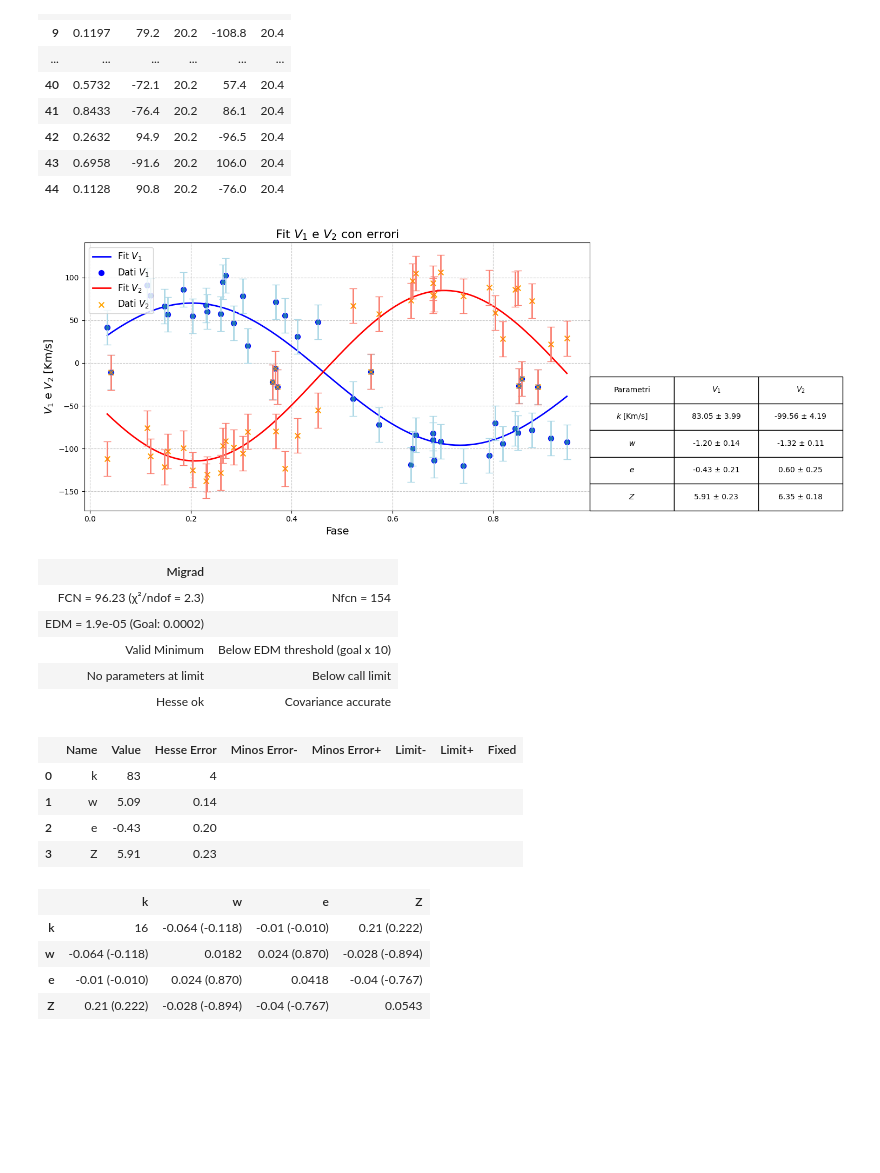
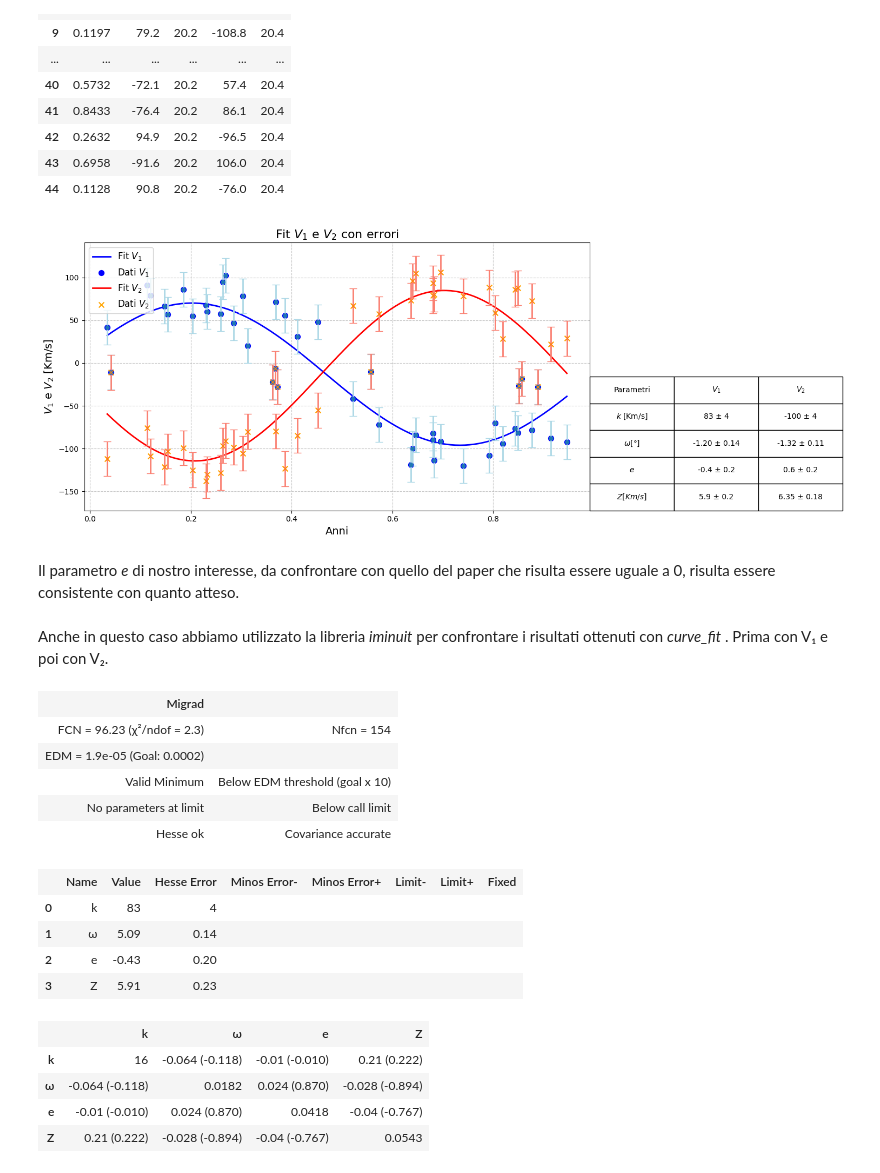
Before and after one commit to Sebyiossa/Progetto-Analisi-dati-2024, a Jupyter notebook: Progetti analisi statistica dei dati -Stelle Binarie.ipynb, the cells around one changed output. Cells and saved outputs as stored; diff of their text form; code cells hidden in the pictures; blank space fills up the shorter version.

```diff
--- a/Progetti analisi statistica dei dati -Stelle Binarie.ipynb
+++ b/Progetti analisi statistica dei dati -Stelle Binarie.ipynb
@@ -727,77 +575,82 @@ import pandas as pd
 import matplotlib.pyplot as plt
 from scipy.optimize import curve_fit
 
-# Supponiamo che df, erV1 e erV2 siano già definiti
+
 Fase = df['Fase']
 V1 = df['RV1']
 V2 = df['VR2']
 erV1 = df['er1']
 erV2 = df['er2']
 
-# Funzione fit
-def model(Fase, k, w, e, Z):
-    return k * (np.cos(Z * Fase + w) + e * np.cos(w))
 
-# Fit per V1 usando gli errori
+def model(Fase, k, ω, e, Z):
+    return k * (np.cos(Z * Fase + ω) + e * np.cos(ω))
+
+
 popt_V1_s2, pcov_V1_s2 = curve_fit(model, Fase, V1, sigma=erV1, absolute_sigma=True)
-K_opt_V1_s2, w_opt_V1_s2, e_opt_V1_s2, Z_opt_V1_s2 = popt_V1_s2
+K_opt_V1_s2, ω_opt_V1_s2, e_opt_V1_s2, Z_opt_V1_s2 = popt_V1_s2
 perR_V1_s2 = np.sqrt(np.diag(pcov_V1_s2))
 
-# Fit per V2 usando gli errori
+
 popt_V2_s2, pcov_V2_s2 = curve_fit(model, Fase, V2, sigma=erV2, absolute_sigma=True, maxfev=5000)
-K_opt_V2_s2, w_opt_V2_s2, e_opt_V2_s2, Z_opt_V2_s2 = popt_V2_s2
+K_opt_V2_s2, ω_opt_V2_s2, e_opt_V2_s2, Z_opt_V2_s2 = popt_V2_s2
 perR_V2_s2 = np.sqrt(np.diag(pcov_V2_s2))
 
-# Grafico
+
+
 plt.figure(figsize=(17, 6))
 
-# Tabella con i dati ottenuti fit (posizionata sopra il grafico)
+
 table_data = [
     ["Parametri", "$V_1$", "$V_2$"],
-    ["$k$ [Km/s]", f"{K_opt_V1_s2:.2f} ± {perR_V1_s2[0]:.2f}", f"{K_opt_V2_s2:.2f} ± {perR_V2_s2[0]:.2f}"],
-    ["$w$", f"{w_opt_V1_s2:.2f} ± {perR_V1_s2[1]:.2f}", f"{w_opt_V2_s2:.2f} ± {perR_V2_s2[1]:.2f}"],
-    ["$e$", f"{e_opt_V1_s2:.2f} ± {perR_V1_s2[2]:.2f}", f"{e_opt_V2_s2:.2f} ± {perR_V2_s2[2]:.2f}"],
-    ["$Z$", f"{Z_opt_V1_s2:.2f} ± {perR_V1_s2[3]:.2f}", f"{Z_opt_V2_s2:.2f} ± {perR_V2_s2[3]:.2f}"]
+    ["$k$ [Km/s]", f"{K_opt_V1_s2:.0f} ± {perR_V1_s2[0]:.0f}", f"{K_opt_V2_s2:.0f} ± {perR_V2_s2[0]:.0f}"],
+    ["$ω [°]$", f"{ω_opt_V1_s2:.2f} ± {perR_V1_s2[1]:.2f}", f"{ω_opt_V2_s2:.2f} ± {perR_V2_s2[1]:.2f}"],
+    ["$e$", f"{e_opt_V1_s2:.1f} ± {perR_V1_s2[2]:.1f}", f"{e_opt_V2_s2:.1f} ± {perR_V2_s2[2]:.1f}"],
+    ["$Z [Km/s]$", f"{Z_opt_V1_s2:.1f} ± {perR_V1_s2[3]:.1f}", f"{Z_opt_V2_s2:.2f} ± {perR_V2_s2[3]:.2f}"]
 ]
 
-# Tabella dati
+
 plt.table(cellText=table_data, colWidths=[0.1, 0.1, 0.1], loc='bottom', cellLoc='center', fontsize=80, bbox=[1, 0,0.5,0.5])
 
-# Fit V1
+
 Fase_fit = np.linspace(min(Fase), max(Fase), 100)
 V1_fit_s2 = model(Fase_fit, *popt_V1_s2)
 plt.plot(Fase_fit, V1_fit_s2, color='blue', label='Fit $V_1$', linewidth=2)
 plt.scatter(Fase, V1, color='blue', s=50, label='Dati $V_1$')
 plt.errorbar(Fase, V1, yerr=erV1, fmt='o', capsize=5, ecolor='lightblue', elinewidth=2, markersize=5)
 
-# Fit V2
+
 V2_fit_s2 = model(Fase_fit, *popt_V2_s2)
 plt.plot(Fase_fit, V2_fit_s2, color='red', label='Fit $V_2$', linewidth=2)
 plt.scatter(Fase, V2, marker='x', color='orange', s=50, label='Dati $V_2$')
 plt.errorbar(Fase, V2, yerr=erV2, fmt='x', capsize=5, ecolor='salmon', elinewidth=2, markersize=5)
 
-# Assi
-plt.xlabel('Fase', fontsize=14)
+
+plt.xlabel('Anni', fontsize=14)
 plt.ylabel('$V_1$ e $V_2$ [Km/s]', fontsize=14)
 plt.legend(loc='upper left',fontsize=12)
 plt.grid(True, linestyle='--', alpha=0.7)
 plt.title('Fit $V_1$ e $V_2$ con errori', fontsize=16)
 
-# Modifica il layout per evitare schiacciamenti
-plt.subplots_adjust(top=0.25, bottom=0.1, hspace=0.5)  # Regola questi valori per spostare la tabella e migliorare lo spazio
 
-# Show grafico
+plt.subplots_adjust(top=0.25, bottom=0.1, hspace=0.5)
+
+
 plt.tight_layout()
 plt.show()
 # %% [output]
-[figure, old version]
+[figure, new version]
+# %% [markdown]
+Il parametro *e* di nostro interesse, da confrontare con quello del paper che risulta essere uguale a 0, risulta essere consistente con quanto atteso.
+# %% [markdown]
+Anche in questo caso abbiamo utilizzato la libreria *iminuit* per confrontare i risultati ottenuti con *curve_fit* . Prima con V₁ e poi con V₂.
 # %%
 import iminuit
 from iminuit import Minuit
 import math
 
 least_squares_mode = LeastSquares(Fase, V1, erV1, model)
-m = Minuit(least_squares_mode, k=50, w=3.14, e=0, Z=5)
+m = Minuit(least_squares_mode, k=50, ω=3.14, e=0, Z=5)
 m.migrad()
 # %% [output]
 | Migrad |  |
@@ -808,12 +661,12 @@ m.migrad()
 | Hesse ok | Covariance accurate |
 |  | Name | Value | Hesse Error | Minos Error- | Minos Error+ | Limit- | Limit+ | Fixed |
 | 0 | k | 83 | 4 |  |  |  |  |  |
-| 1 | w | 5.09 | 0.14 |  |  |  |  |  |
+| 1 | ω | 5.09 | 0.14 |  |  |  |  |  |
 | 2 | e | -0.43 | 0.20 |  |  |  |  |  |
 | 3 | Z | 5.91 | 0.23 |  |  |  |  |  |
-|  | k | w | e | Z |
+|  | k | ω | e | Z |
 | k | 16 | -0.064 (-0.118) | -0.01 (-0.010) | 0.21 (0.222) |
-| w | -0.064 (-0.118) | 0.0182 | 0.024 (0.870) | -0.028 (-0.894) |
+| ω | -0.064 (-0.118) | 0.0182 | 0.024 (0.870) | -0.028 (-0.894) |
 | e | -0.01 (-0.010) | 0.024 (0.870) | 0.0418 | -0.04 (-0.767) |
 | Z | 0.21 (0.222) | -0.028 (-0.894) | -0.04 (-0.767) | 0.0543 |
 # %%
```
Also changed, not shown: parts of 48 cells of this notebook.
